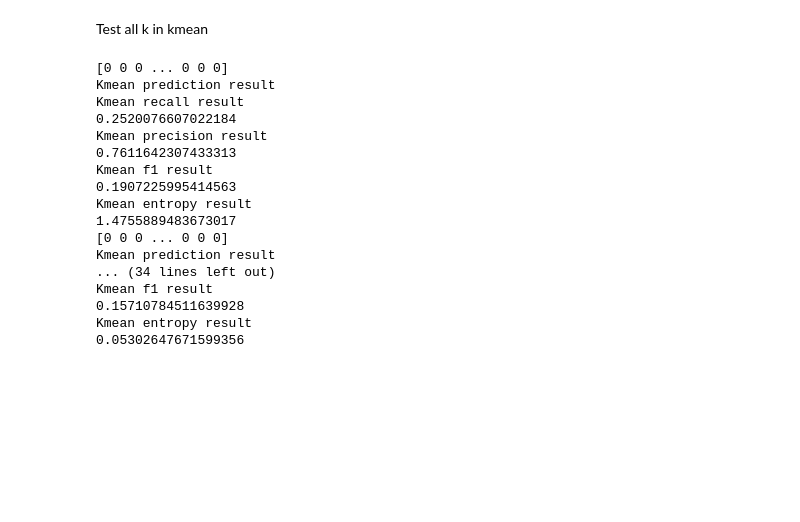
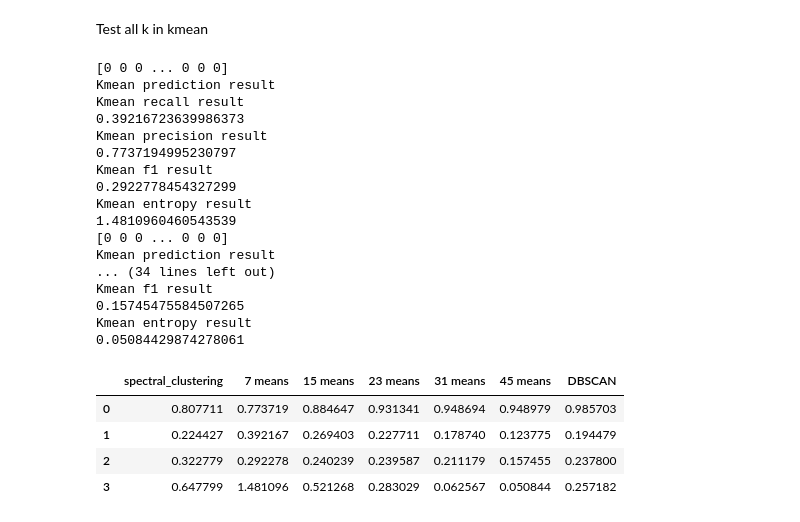
Before and after one commit to Basel-byte/Network-Anomaly-Detection, a Jupyter notebook: Pr_Assignment_2.ipynb, the cells around one changed output. Saved outputs shown, nothing was run; the diff lists cells and outputs as text; code cells hidden in the pictures; blank space fills up the shorter version.

```diff
--- a/Pr_Assignment_2.ipynb
+++ b/Pr_Assignment_2.ipynb
@@ -501,6 +575,8 @@ def spectral_clustering(data_no_label, k = 3):
 # %% [markdown]
 <a name="7.1"></a>
 ### 7.1 - getting predicted labels
+# %%
+result = pd.DataFrame()
 # %%
 c_labels = spectral_clustering(data_without_labels, 11)
 unique_elements, counts = np.unique(c_labels, return_counts=True)
@@ -735,23 +809,31 @@ def tesK():
 # %%
-recalls,precisions,f1s,entropies = tesK()
+recalls,precisions,f1s,entropies,kmean_cluseter = tesK()
 # %% [output]
 [0 0 0 ... 0 0 0]
 Kmean prediction result
 Kmean recall result
-0.2520076607022184
+0.39216723639986373
 Kmean precision result
-0.7611642307433313
+0.7737194995230797
 Kmean f1 result
-0.1907225995414563
+0.2922778454327299
 Kmean entropy result
-1.4755889483673017
+1.4810960460543539
 [0 0 0 ... 0 0 0]
 Kmean prediction result
 ... (34 lines left out)
 Kmean f1 result
-0.15710784511639928
+0.15745475584507265
 Kmean entropy result
-0.05302647671599356
+0.05084429874278061
+# %%
+result
+# %% [output]
+|  | spectral_clustering | 7 means | 15 means | 23 means | 31 means | 45 means | DBSCAN |
+| 0 | 0.807711 | 0.773719 | 0.884647 | 0.931341 | 0.948694 | 0.948979 | 0.985703 |
+| 1 | 0.224427 | 0.392167 | 0.269403 | 0.227711 | 0.178740 | 0.123775 | 0.194479 |
+| 2 | 0.322779 | 0.292278 | 0.240239 | 0.239587 | 0.211179 | 0.157455 | 0.237800 |
+| 3 | 0.647799 | 1.481096 | 0.521268 | 0.283029 | 0.062567 | 0.050844 | 0.257182 |
 # %%
 k = [7,15,23,31,45]
 # %%
```
Also changed, not shown: parts of 32 cells of this notebook.
